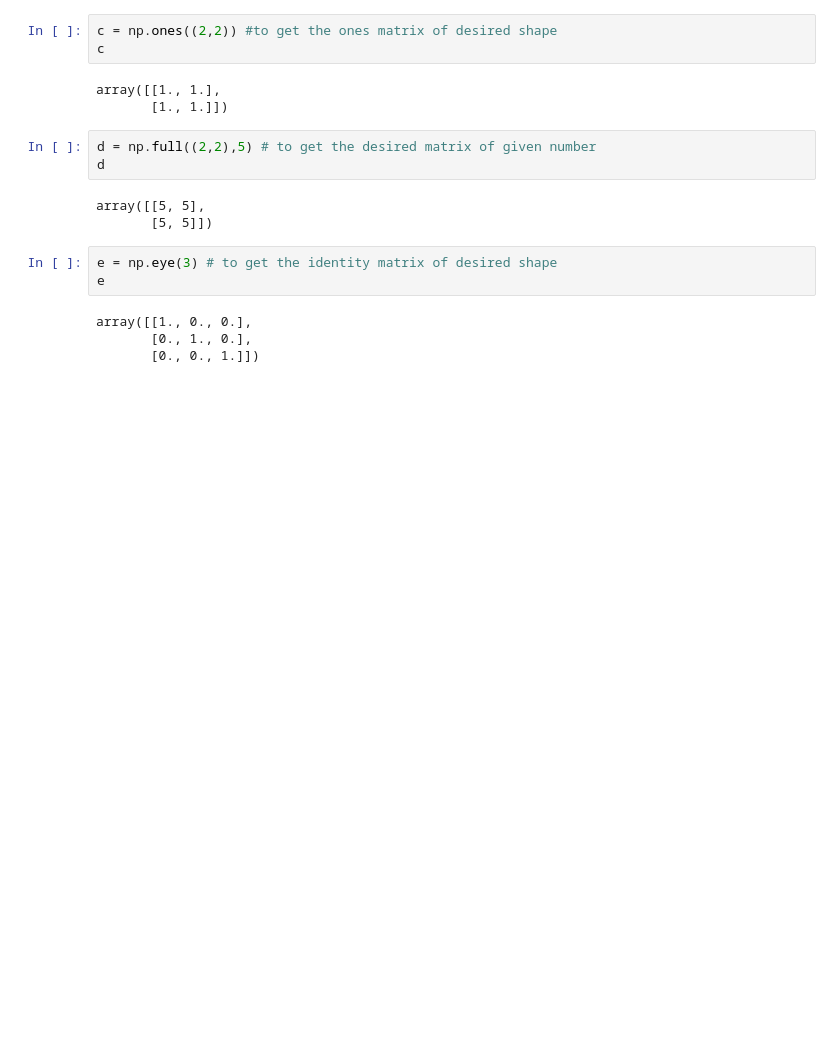
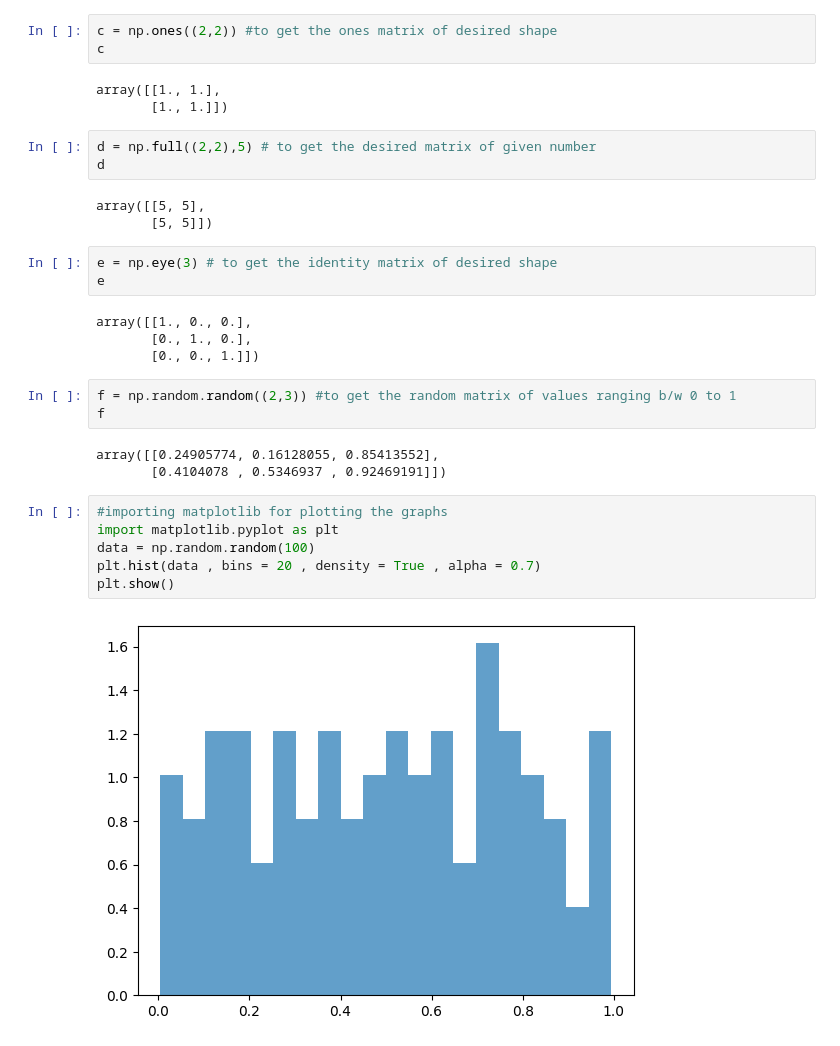
Before and after one commit to ayushi-006/Hands_on_Pandas-, a Jupyter notebook: PANDAS.ipynb, the cells around one changed output. Cells and saved outputs as stored; diff of their text form; blank space fills up the shorter version.

```diff
--- a/PANDAS.ipynb
+++ b/PANDAS.ipynb
@@ -749,3 +749,17 @@ e
 array([[1., 0., 0.],
        [0., 1., 0.],
        [0., 0., 1.]])
+# %%
+f = np.random.random((2,3)) #to get the random matrix of values ranging b/w 0 to 1
+f
+# %% [output]
+array([[0.24905774, 0.16128055, 0.85413552],
+       [0.4104078 , 0.5346937 , 0.92469191]])
+# %%
+#importing matplotlib for plotting the graphs
+import matplotlib.pyplot as plt
+data = np.random.random(100)
+plt.hist(data , bins = 20 , density = True , alpha = 0.7)
+plt.show()
+# %% [output]
+[figure, added]
```
Also changed, not shown: parts of 15 cells of this notebook.
